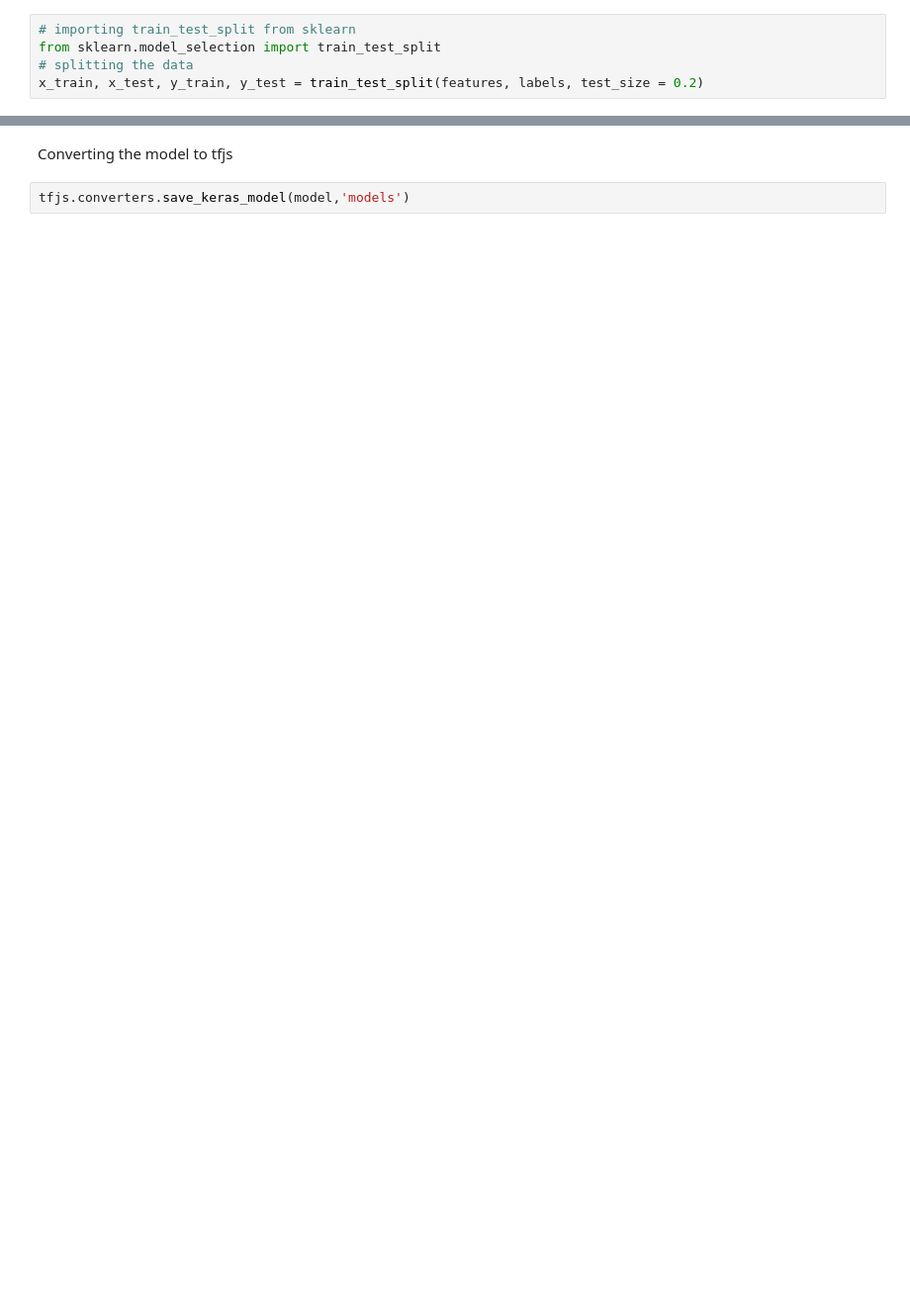
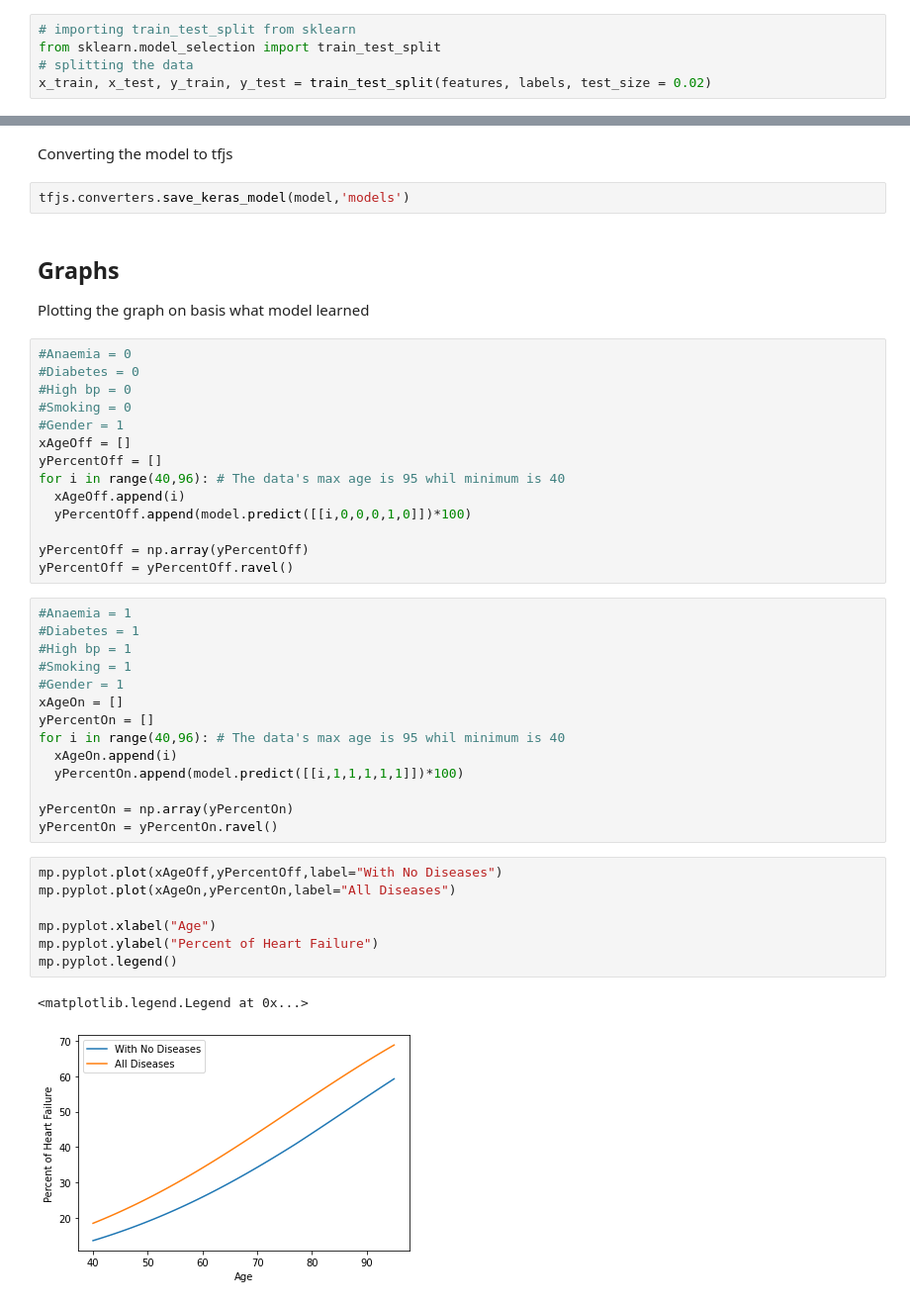
Before and after one commit to TanmayDaga/Ai, a Jupyter notebook: data/Untitled.ipynb, the cells around one changed output, grey strips where cells are left out. Shown: that part at 99% size. Saved outputs shown, nothing was run; the diff lists cells and outputs as text; blank space fills up the shorter version.

Commit message:
added graphs and readme

```diff
--- a/data/Untitled.ipynb
+++ b/data/Untitled.ipynb
@@ -66,7 +55,7 @@ labels = df["DEATH_EVENT"] # Dependent variables
 # importing train_test_split from sklearn
 from sklearn.model_selection import train_test_split
 # splitting the data
-x_train, x_test, y_train, y_test = train_test_split(features, labels, test_size = 0.2)
+x_train, x_test, y_train, y_test = train_test_split(features, labels, test_size = 0.02)
 # %% [markdown]
 Creating the model
 # %%
@@ -86,3 +92,44 @@ model.fit(x = x_train,y=y_train,epochs = 1000,verbose=0)
 Converting the model to tfjs
 # %%
 tfjs.converters.save_keras_model(model,'models')
+# %% [markdown]
+## Graphs
+Plotting the graph on basis what model learned
+# %%
+#Anaemia = 0
+#Diabetes = 0
+#High bp = 0
+#Smoking = 0
+#Gender = 1
+xAgeOff = []
+yPercentOff = []
+for i in range(40,96): # The data's max age is 95 whil minimum is 40
+  xAgeOff.append(i)
+  yPercentOff.append(model.predict([[i,0,0,0,1,0]])*100)
+
+yPercentOff = np.array(yPercentOff)
+yPercentOff = yPercentOff.ravel()
+# %%
+#Anaemia = 1
+#Diabetes = 1
+#High bp = 1
+#Smoking = 1
+#Gender = 1
+xAgeOn = []
+yPercentOn = []
+for i in range(40,96): # The data's max age is 95 whil minimum is 40
+  xAgeOn.append(i)
+  yPercentOn.append(model.predict([[i,1,1,1,1,1]])*100)
+
+yPercentOn = np.array(yPercentOn)
+yPercentOn = yPercentOn.ravel()
+# %%
+mp.pyplot.plot(xAgeOff,yPercentOff,label="With No Diseases")
+mp.pyplot.plot(xAgeOn,yPercentOn,label="All Diseases")
+
+mp.pyplot.xlabel("Age")
+mp.pyplot.ylabel("Percent of Heart Failure")
+mp.pyplot.legend()
+# %% [output]
+<matplotlib.legend.Legend at 0x...>
+[figure, added]
```
Also changed, not shown: parts of 10 cells of this notebook, 30 other files.
